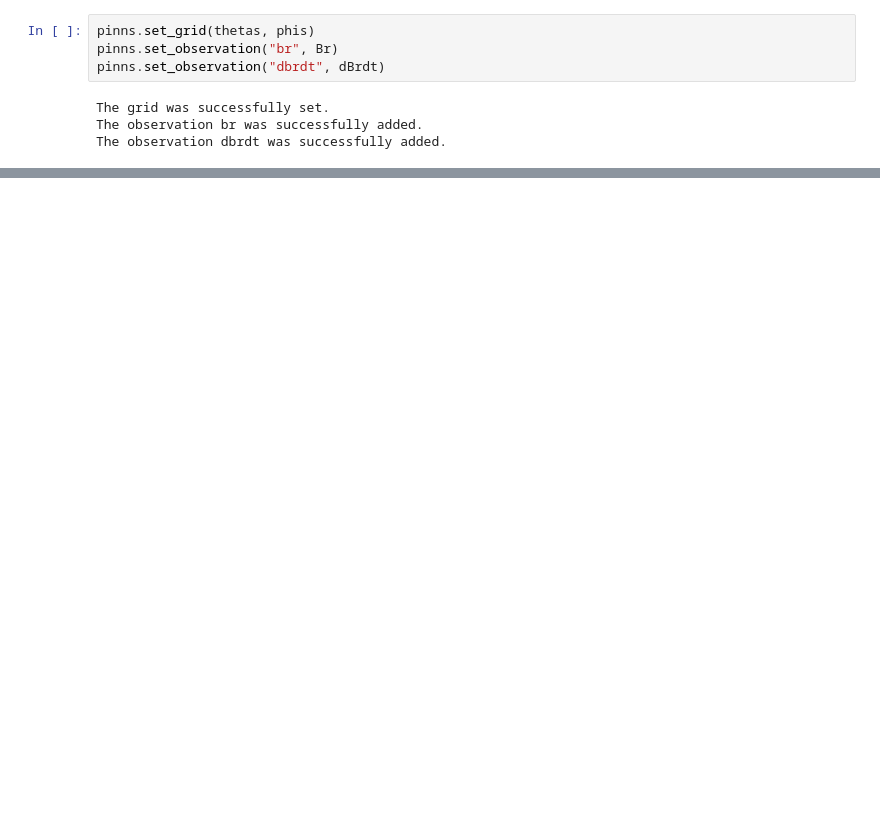
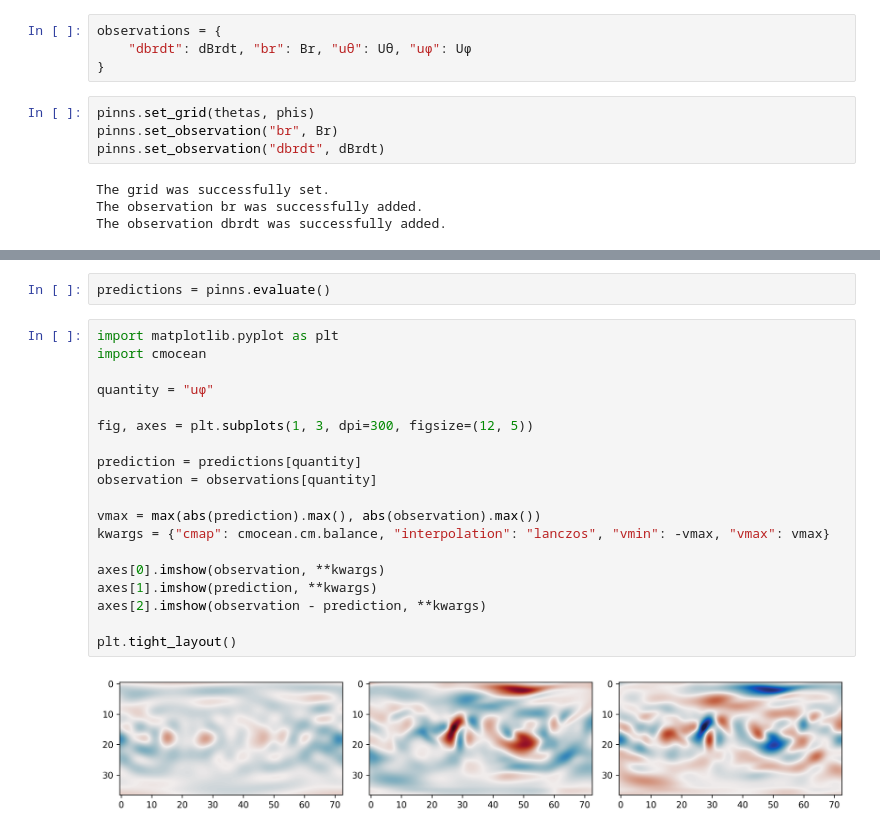
Before and after one commit to RomainClaveau/pygeopinn, a Jupyter notebook: library/example.ipynb, the cells around one changed output, grey strips where cells are left out. Saved outputs shown, nothing was run; the diff lists cells and outputs as text; blank space fills up the shorter version.

```diff
--- a/library/example.ipynb
+++ b/library/example.ipynb
@@ -27,6 +27,10 @@ Uθ = U[-1, ..., 1]
 Uφ = U[-1, ..., 2]
 # %% [output]
 13
+# %%
+observations = {
+    "dbrdt": dBrdt, "br": Br, "uθ": Uθ, "uφ": Uφ
+}
 # %%
 pinns.set_grid(thetas, phis)
 pinns.set_observation("br", Br)
@@ -42,0 +47,23 @@ Everything is ready for the training.
+# %%
+predictions = pinns.evaluate()
+# %%
+import matplotlib.pyplot as plt
+import cmocean
+
+quantity = "uφ"
+
+fig, axes = plt.subplots(1, 3, dpi=300, figsize=(12, 5))
+
+prediction = predictions[quantity]
+observation = observations[quantity]
+
+vmax = max(abs(prediction).max(), abs(observation).max())
+kwargs = {"cmap": cmocean.cm.balance, "interpolation": "lanczos", "vmin": -vmax, "vmax": vmax}
+
+axes[0].imshow(observation, **kwargs)
+axes[1].imshow(prediction, **kwargs)
+axes[2].imshow(observation - prediction, **kwargs)
+
+plt.tight_layout()
+# %% [output]
+[figure, added]
```
Also changed, not shown: parts of 1 cell of this notebook, 1 other file.
